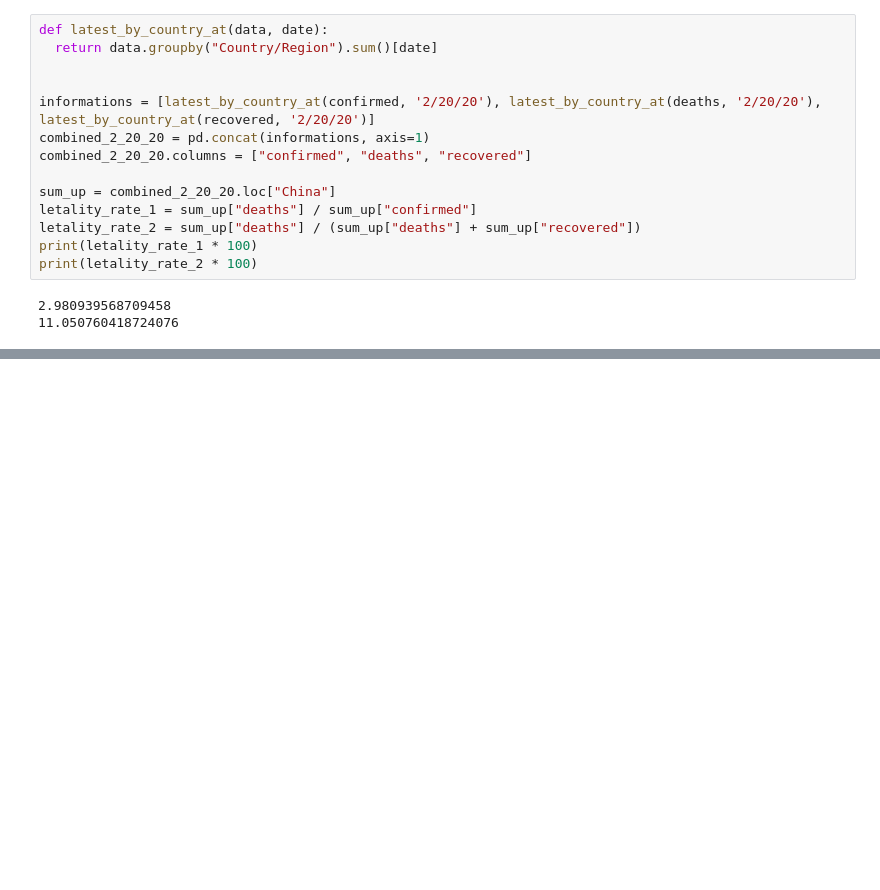
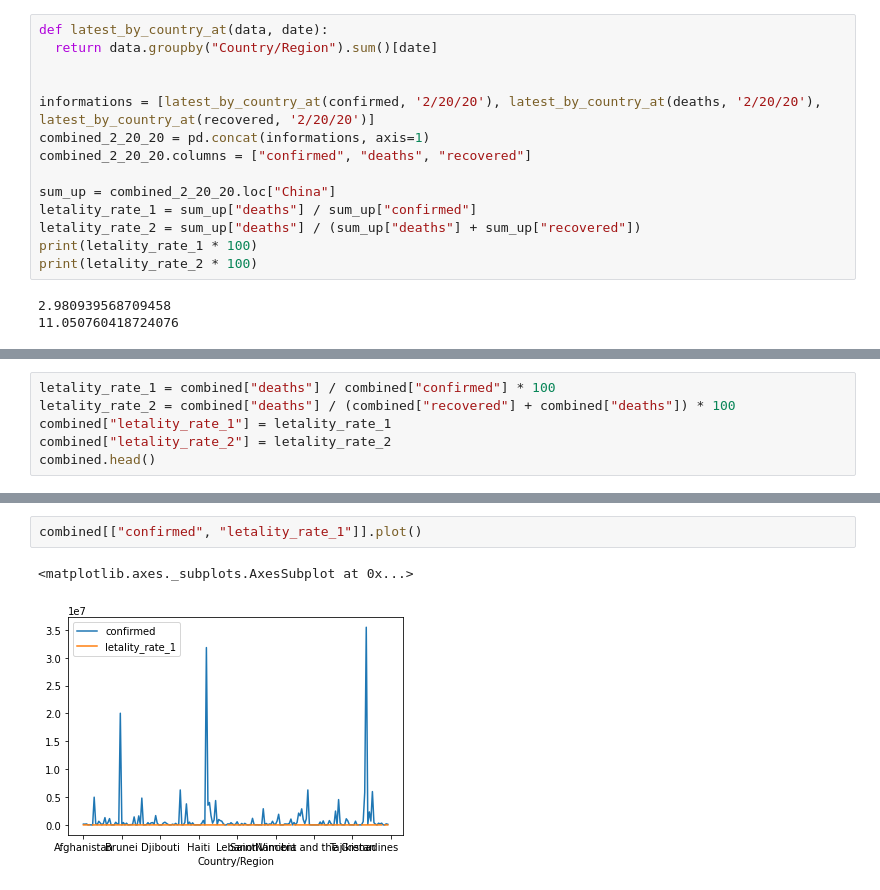
Before and after one commit to Facco-Bruno/Alura-Python, a Jupyter notebook: Health_data_analisys.ipynb, the cells around one changed output, grey strips where cells are left out. Drawn from its saved outputs; the diff is of its cells as text; blank space fills up the shorter version.

```diff
--- a/Health_data_analisys.ipynb
+++ b/Health_data_analisys.ipynb
@@ -388,0 +404,6 @@ print(letality_rate_2 * 100)
+# %%
+letality_rate_1 = combined["deaths"] / combined["confirmed"] * 100
+letality_rate_2 = combined["deaths"] / (combined["recovered"] + combined["deaths"]) * 100
+combined["letality_rate_1"] = letality_rate_1
+combined["letality_rate_2"] = letality_rate_2
+combined.head()
@@ -388,0 +433,5 @@ print(letality_rate_2 * 100)
+# %%
+combined[["confirmed", "letality_rate_1"]].plot()
+# %% [output]
+<matplotlib.axes._subplots.AxesSubplot at 0x...>
+[figure, added]
```
Also changed, not shown: parts of 32 cells of this notebook.
